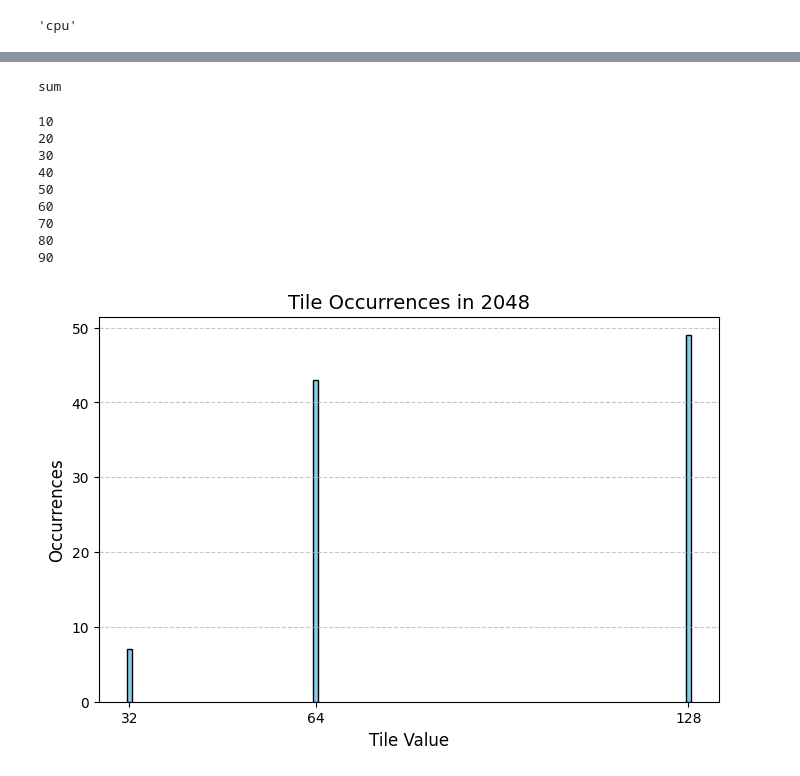
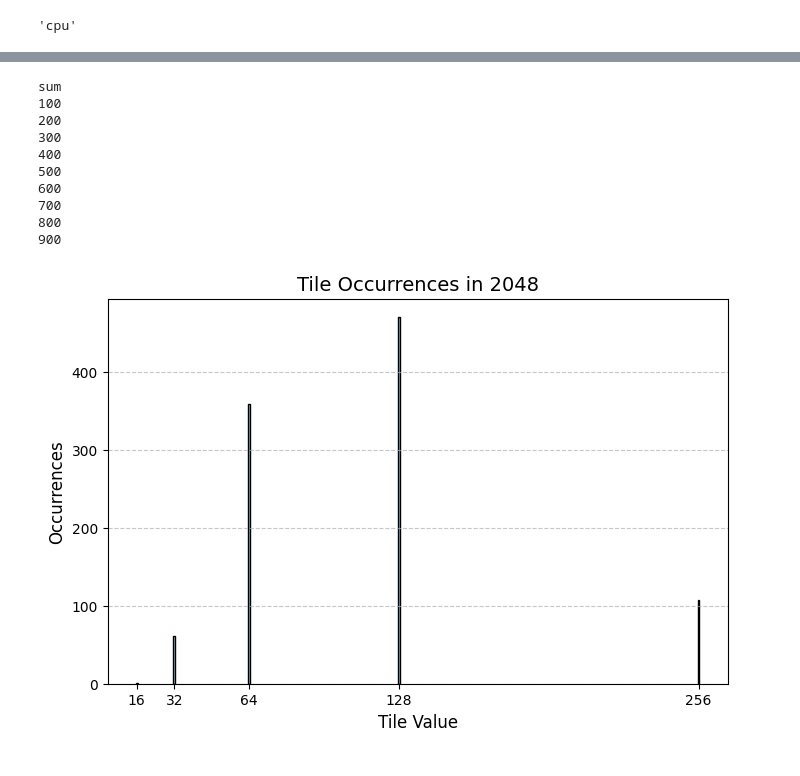
Before and after one commit to Bloodaxe90/2048_DQL_python, a Jupyter notebook: notebooks/experiment.ipynb, the cells around one changed output, grey strips where cells are left out. Cells and saved outputs as stored; diff of their text form; code cells hidden in the pictures.

```diff
--- a/notebooks/experiment.ipynb
+++ b/notebooks/experiment.ipynb
@@ -165,7 +165,7 @@ def get_reward1(current_state, next_state, actions, win_val):
 # %%
 class DQL(Twenty48):
 
-    def __init__(self, win_val = 128, max_epsilon: float = 0.9, min_epsilon:float = 0.01, alpha: float = 0.00005):
+    def __init__(self, win_val = 256, max_epsilon: float = 0.9, min_epsilon:float = 0.01, alpha: float = 0.00005):
         super().__init__()
         self.main_network: DQModelConvBlock = self.create_network().to(get_device())
         self.target_network: DQModelConvBlock = self.create_network().to(get_device())
@@ -223,7 +223,7 @@ class DQL(Twenty48):
 
         self.total += sum(merge_values)
 
-        if check_terminal(self.environment, self.ACTIONS) != "" or len(self.replay_buffer) == 0 or (moved or merge_values):
+        if check_terminal(self.environment, self.ACTIONS, self.win_val) != "" or len(self.replay_buffer) == 0 or (moved or merge_values):
             self.replay_buffer.append((current_state, action, reward, next_state, done))
 
     def decay_epsilon(self, episode, max_episodes, power: float= 1.2):
@@ -324,11 +308,11 @@ Episode: 50 | Result: 0.3 | Highest_Val: 64.0| avg_steps: 105.56 | epsilon: 0.64
 # %%
-def trail_ai(ai, episodes: int) -> dict:
+def trail_random_ai(ai, episodes: int) -> dict:
     wins = 0
     dic = {}
     print("sum")
     for i in range(1, episodes):
         while (result := check_terminal(ai.environment, ai.ACTIONS, ai.win_val)) == "":
-            action = ai.get_best_action()
+            action = ai.get_random_action()
             moved, merge = game_step(ai.environment, action)
             if not moved and not merge:
                 action = ai.get_random_action()
@@ -359,16 +343,16 @@ def plot_graph(results:dict):
     plt.grid(axis='y', linestyle='--', alpha=0.7)
     plt.show()
 # %%
-plot_graph(trail_ai(dql, 100))
+plot_graph(trail_random_ai(DQL(), 1000))
 # %% [output]
 sum
+100
+200
+300
+400
+500
+600
+700
+800
+900
-10
-20
-30
-40
-50
-60
-70
-80
-90
-[figure, old version]
+[figure, new version]
```
Also changed, not shown: parts of 2 cells of this notebook, 13 other files.
